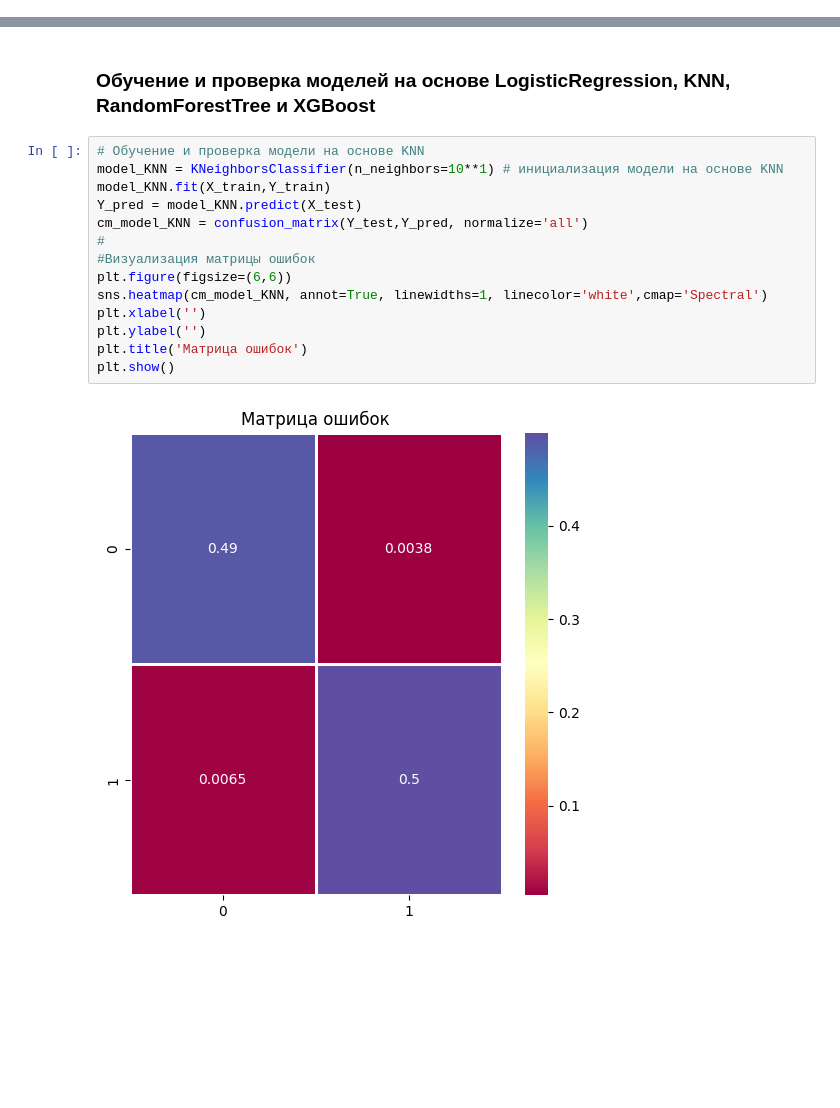
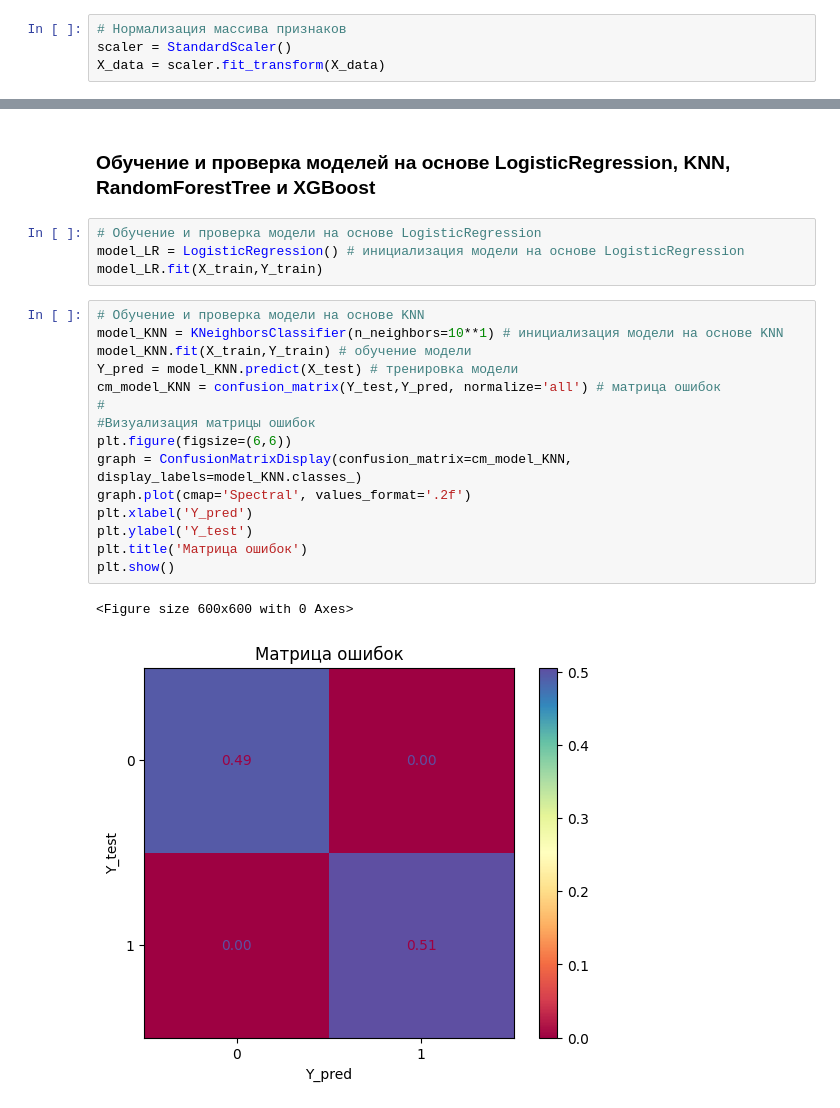
Before and after one commit to avkolchin1995/VPN-classification-via-classical-methods, a Jupyter notebook: VPN-classification-via-classical-methods.ipynb, the cells around one changed output, grey strips where cells are left out. Cells and saved outputs as stored; diff of their text form; blank space fills up the shorter version.

```diff
--- a/VPN-classification-via-classical-methods.ipynb
+++ b/VPN-classification-via-classical-methods.ipynb
@@ -66,24 +68,34 @@ df.head()
 # Разбиение таблицы на матрицу признаков и объектов
 X_data = df.iloc[:,:-1].to_numpy() # массив признаков
 Y_data = df['Label'].to_numpy() # массив объектов
+# %%
+# Нормализация массива признаков
+scaler = StandardScaler()
+X_data = scaler.fit_transform(X_data)
 # %%
 # Разбиение на тренировочную и тестовую выборки
 X_train, X_test, Y_train, Y_test = train_test_split(X_data, Y_data, train_size=0.77, shuffle=True, random_state=18)
 # %% [markdown]
 ### Обучение и проверка моделей на основе LogisticRegression, KNN, RandomForestTree и XGBoost
+# %%
+# Обучение и проверка модели на основе LogisticRegression
+model_LR = LogisticRegression() # инициализация модели на основе LogisticRegression
+model_LR.fit(X_train,Y_train)
 # %%
 # Обучение и проверка модели на основе KNN
 model_KNN = KNeighborsClassifier(n_neighbors=10**1) # инициализация модели на основе KNN
-model_KNN.fit(X_train,Y_train)
-Y_pred = model_KNN.predict(X_test)
-cm_model_KNN = confusion_matrix(Y_test,Y_pred, normalize='all')
+model_KNN.fit(X_train,Y_train) # обучение модели
+Y_pred = model_KNN.predict(X_test) # тренировка модели
+cm_model_KNN = confusion_matrix(Y_test,Y_pred, normalize='all') # матрица ошибок
 #
 #Визуализация матрицы ошибок
 plt.figure(figsize=(6,6))
-sns.heatmap(cm_model_KNN, annot=True, linewidths=1, linecolor='white',cmap='Spectral')
-plt.xlabel('')
-plt.ylabel('')
+graph = ConfusionMatrixDisplay(confusion_matrix=cm_model_KNN, display_labels=model_KNN.classes_)
+graph.plot(cmap='Spectral', values_format='.2f')
+plt.xlabel('Y_pred')
+plt.ylabel('Y_test')
 plt.title('Матрица ошибок')
 plt.show()
 # %% [output]
+<Figure size 600x600 with 0 Axes>
-[figure, old version]
+[figure, new version]
```
Also changed, not shown: parts of 1 cell of this notebook.
